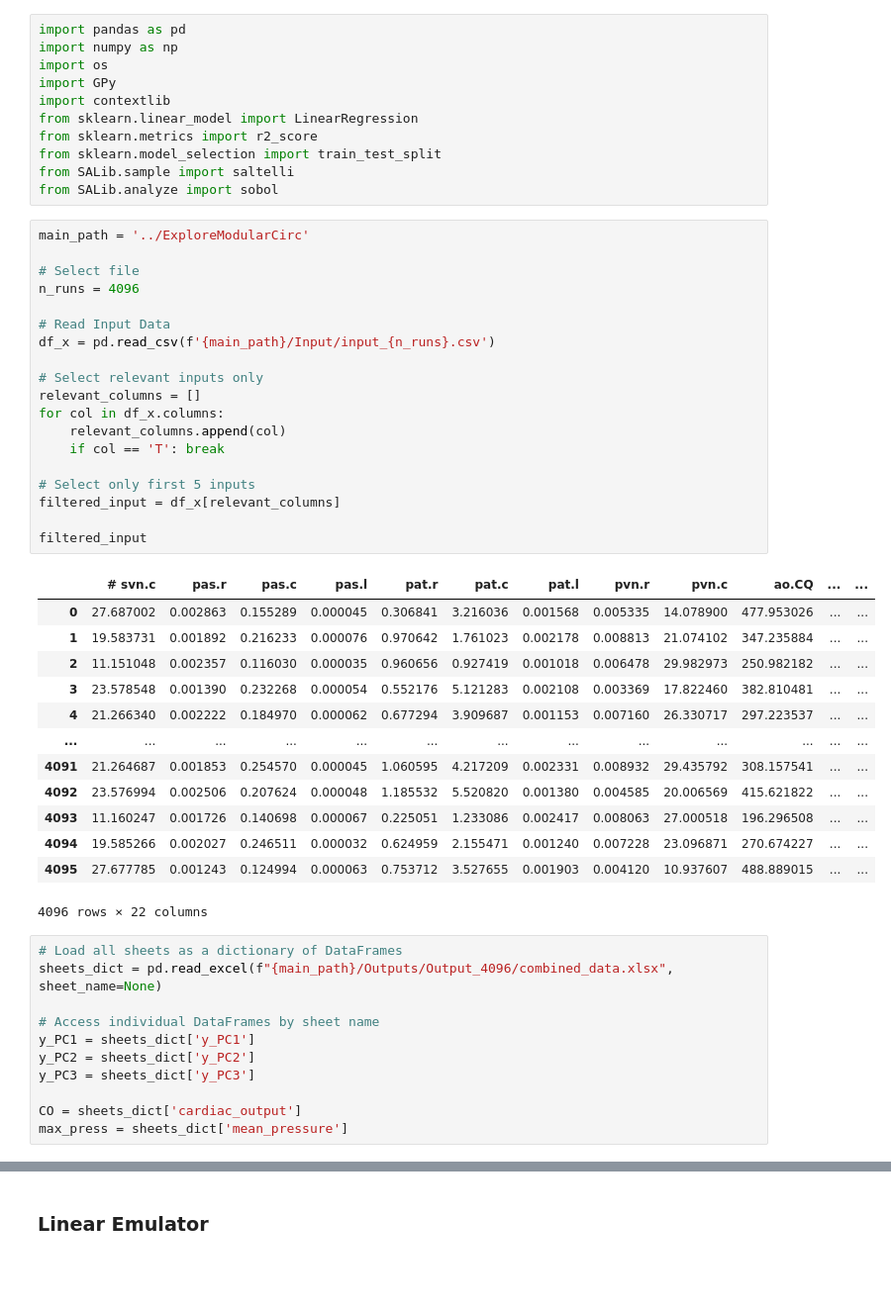
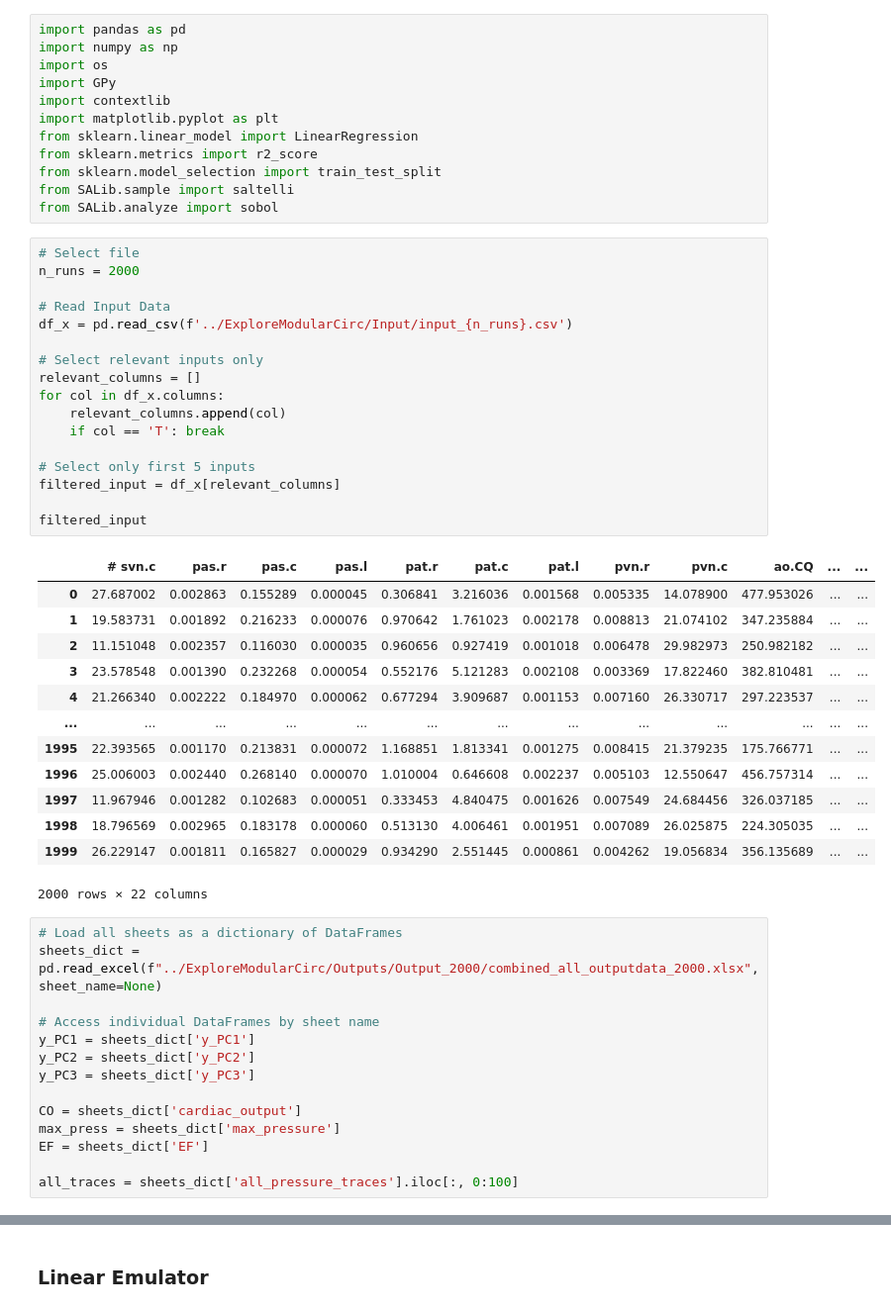
Before and after one commit to FayFrost107/ModularCircFF, a Jupyter notebook: ExploreModularCirc/SA_fixedleftheart.ipynb, the cells around one changed output, grey strips where cells are left out. Shown at 99% size. Cells and saved outputs as stored; diff of their text form; blank space fills up the shorter version.

```diff
--- a/ExploreModularCirc/SA_fixedleftheart.ipynb
+++ b/ExploreModularCirc/SA_fixedleftheart.ipynb
@@ -4,47 +4,46 @@ import numpy as np
 import os
 import GPy
 import contextlib
+import matplotlib.pyplot as plt
 from sklearn.linear_model import LinearRegression
 from sklearn.metrics import r2_score
 from sklearn.model_selection import train_test_split
 from SALib.sample import saltelli
 from SALib.analyze import sobol
 # %%
-main_path = '../ExploreModularCirc'
-
 # Select file
-n_runs = 4096
+n_runs = 2000
 
 # Read Input Data
-df_x = pd.read_csv(f'{main_path}/Input/input_{n_runs}.csv')
+df_x = pd.read_csv(f'../ExploreModularCirc/Input/input_{n_runs}.csv')
 
 # Select relevant inputs only
 relevant_columns = []
 for col in df_x.columns:
     relevant_columns.append(col)
     if col == 'T': break
 
 # Select only first 5 inputs
 filtered_input = df_x[relevant_columns]
 
 filtered_input
 # %% [output]
 |  | # svn.c | pas.r | pas.c | pas.l | pat.r | pat.c | pat.l | pvn.r | pvn.c | ao.CQ | ... | ... |
 | 0 | 27.687002 | 0.002863 | 0.155289 | 0.000045 | 0.306841 | 3.216036 | 0.001568 | 0.005335 | 14.078900 | 477.953026 | ... | ... |
 | 1 | 19.583731 | 0.001892 | 0.216233 | 0.000076 | 0.970642 | 1.761023 | 0.002178 | 0.008813 | 21.074102 | 347.235884 | ... | ... |
 | 2 | 11.151048 | 0.002357 | 0.116030 | 0.000035 | 0.960656 | 0.927419 | 0.001018 | 0.006478 | 29.982973 | 250.982182 | ... | ... |
 | 3 | 23.578548 | 0.001390 | 0.232268 | 0.000054 | 0.552176 | 5.121283 | 0.002108 | 0.003369 | 17.822460 | 382.810481 | ... | ... |
 | 4 | 21.266340 | 0.002222 | 0.184970 | 0.000062 | 0.677294 | 3.909687 | 0.001153 | 0.007160 | 26.330717 | 297.223537 | ... | ... |
 | ... | ... | ... | ... | ... | ... | ... | ... | ... | ... | ... | ... | ... |
-| 4091 | 21.264687 | 0.001853 | 0.254570 | 0.000045 | 1.060595 | 4.217209 | 0.002331 | 0.008932 | 29.435792 | 308.157541 | ... | ... |
-| 4092 | 23.576994 | 0.002506 | 0.207624 | 0.000048 | 1.185532 | 5.520820 | 0.001380 | 0.004585 | 20.006569 | 415.621822 | ... | ... |
-| 4093 | 11.160247 | 0.001726 | 0.140698 | 0.000067 | 0.225051 | 1.233086 | 0.002417 | 0.008063 | 27.000518 | 196.296508 | ... | ... |
-| 4094 | 19.585266 | 0.002027 | 0.246511 | 0.000032 | 0.624959 | 2.155471 | 0.001240 | 0.007228 | 23.096871 | 270.674227 | ... | ... |
-| 4095 | 27.677785 | 0.001243 | 0.124994 | 0.000063 | 0.753712 | 3.527655 | 0.001903 | 0.004120 | 10.937607 | 488.889015 | ... | ... |
+| 1995 | 22.393565 | 0.001170 | 0.213831 | 0.000072 | 1.168851 | 1.813341 | 0.001275 | 0.008415 | 21.379235 | 175.766771 | ... | ... |
+| 1996 | 25.006003 | 0.002440 | 0.268140 | 0.000070 | 1.010004 | 0.646608 | 0.002237 | 0.005103 | 12.550647 | 456.757314 | ... | ... |
+| 1997 | 11.967946 | 0.001282 | 0.102683 | 0.000051 | 0.333453 | 4.840475 | 0.001626 | 0.007549 | 24.684456 | 326.037185 | ... | ... |
+| 1998 | 18.796569 | 0.002965 | 0.183178 | 0.000060 | 0.513130 | 4.006461 | 0.001951 | 0.007089 | 26.025875 | 224.305035 | ... | ... |
+| 1999 | 26.229147 | 0.001811 | 0.165827 | 0.000029 | 0.934290 | 2.551445 | 0.000861 | 0.004262 | 19.056834 | 356.135689 | ... | ... |
-4096 rows × 22 columns
+2000 rows × 22 columns
 # %%
 # Load all sheets as a dictionary of DataFrames
-sheets_dict = pd.read_excel(f"{main_path}/Outputs/Output_4096/combined_data.xlsx", sheet_name=None)
+sheets_dict = pd.read_excel(f"../ExploreModularCirc/Outputs/Output_2000/combined_all_outputdata_2000.xlsx", sheet_name=None)
 
 # Access individual DataFrames by sheet name
 y_PC1 = sheets_dict['y_PC1']
@@ -52,4 +51,7 @@ y_PC2 = sheets_dict['y_PC2']
 y_PC3 = sheets_dict['y_PC3']
 
 CO = sheets_dict['cardiac_output']
-max_press = sheets_dict['mean_pressure']
+max_press = sheets_dict['max_pressure']
+EF = sheets_dict['EF']
+
+all_traces = sheets_dict['all_pressure_traces'].iloc[:, 0:100]
```
Also changed, not shown: parts of 10 cells of this notebook, 2 other files.
